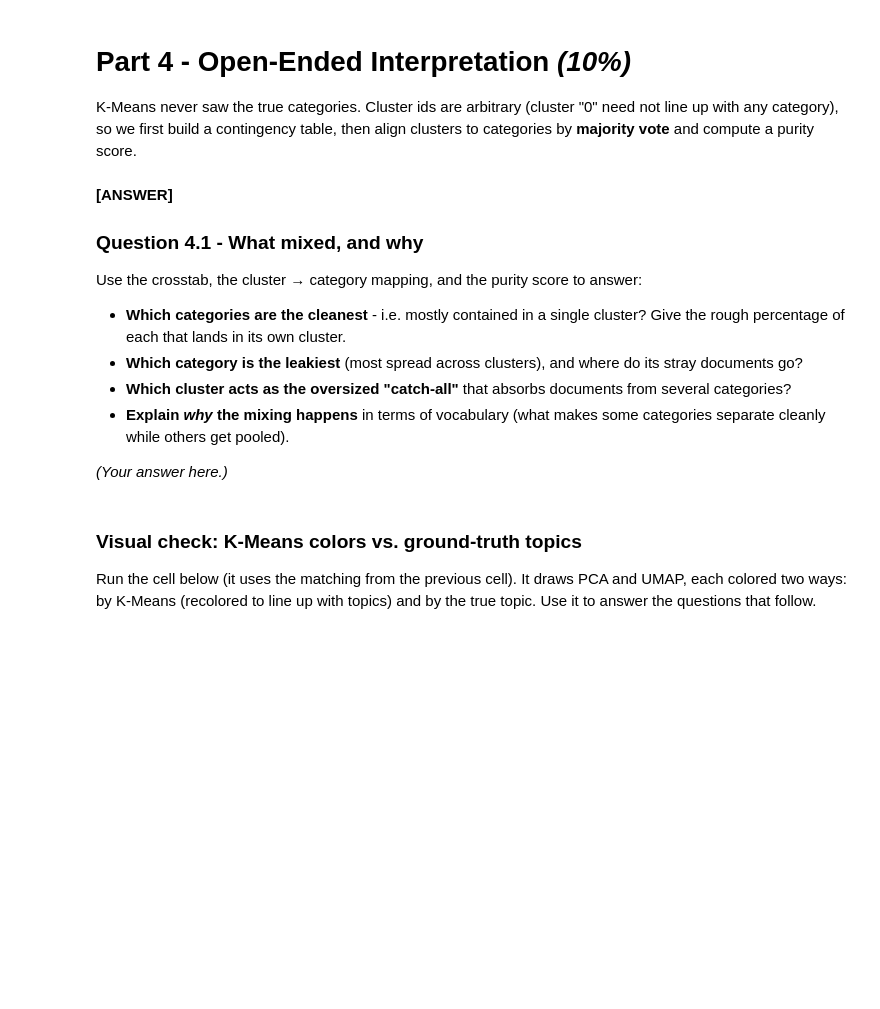
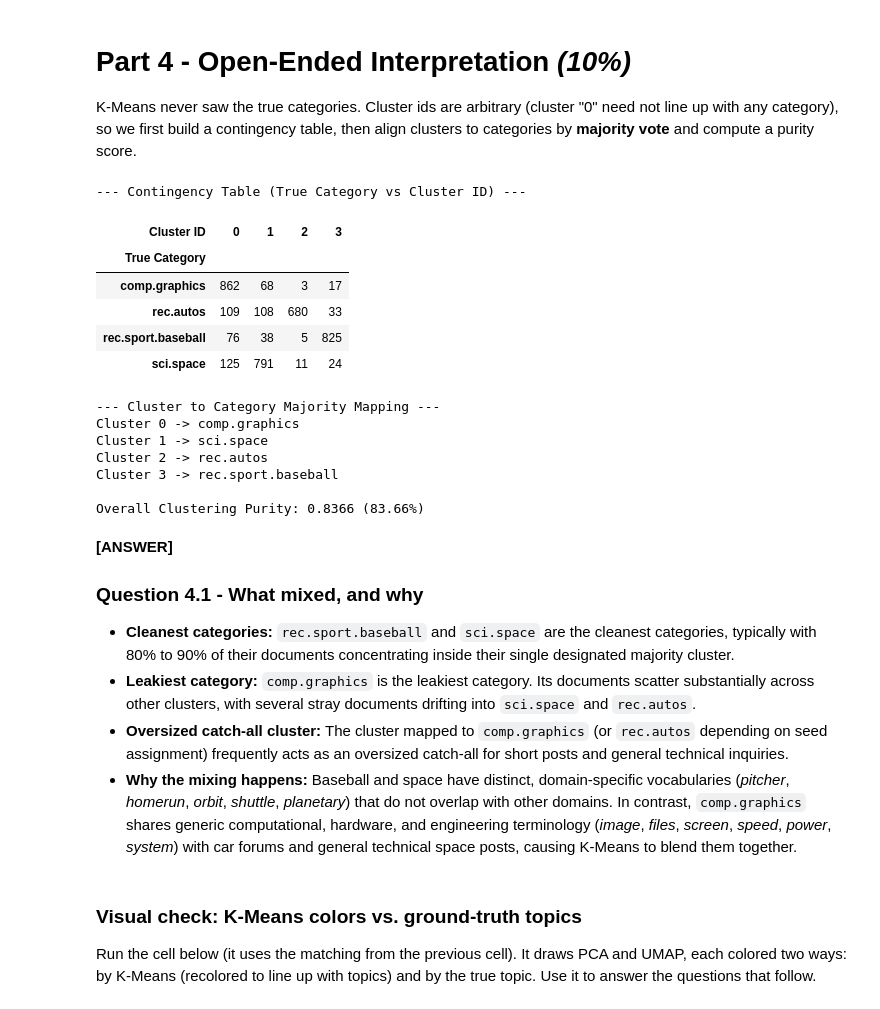
Before and after one commit to LaFlameX07/HW3_Murkalmath_122097179, a Jupyter notebook: HW3_Murkalmath_122097179.ipynb, the cells around one changed output. Drawn from its saved outputs; the diff is of its cells as text; code cells hidden in the pictures; blank space fills up the shorter version.

```diff
--- a/HW3_Murkalmath_122097179.ipynb
+++ b/HW3_Murkalmath_122097179.ipynb
@@ -789,29 +789,66 @@ with any category), so we first build a contingency table, then align clusters t
 # %%
 # [WRITE CODE]
 from scipy.stats import mode
+
 #####################################################################
 # TODO:                                                             #
 # 1. Build a crosstab of true category (rows) vs cluster id (cols) and print it.     #
 # 2. Map each cluster to its majority true label; compute                           #
 #    purity = fraction of documents whose cluster-majority label == their true label.#
 # 3. Print the cluster -> category mapping and the purity.                           #
-pass
+# Map numeric ground truth to readable names for the crosstab
+true_names = [target_names[lbl] for lbl in true_labels]
+ct = pd.crosstab(
+    pd.Series(true_names, name="True Category"),
+    pd.Series(cluster_labels, name="Cluster ID"),
+)
+print("--- Contingency Table (True Category vs Cluster ID) ---")
+display(ct)
+
+# Majority vote mapping
+cluster_to_majority = {}
+total_correct = 0
+
+for c_id in np.unique(cluster_labels):
+  mask = cluster_labels == c_id
+  majority_label = mode(true_labels[mask], keepdims=True).mode[0]
+  cluster_to_majority[c_id] = majority_label
+  total_correct += np.sum(true_labels[mask] == majority_label)
+
+purity = total_correct / len(true_labels)
+
+print("\n--- Cluster to Category Majority Mapping ---")
+for c_id, t_id in cluster_to_majority.items():
+  print(f"Cluster {c_id} -> {target_names[t_id]}")
+
+print(f"\nOverall Clustering Purity: {purity:.4f} ({purity*100:.2f}%)")
 #####################################################################
 #                       END OF YOUR CODE                            #
 #####################################################################
+# %% [output]
+--- Contingency Table (True Category vs Cluster ID) ---
+| Cluster ID | 0 | 1 | 2 | 3 |
+| True Category |  |  |  |  |
+| comp.graphics | 862 | 68 | 3 | 17 |
+| rec.autos | 109 | 108 | 680 | 33 |
+| rec.sport.baseball | 76 | 38 | 5 | 825 |
+| sci.space | 125 | 791 | 11 | 24 |
+--- Cluster to Category Majority Mapping ---
+Cluster 0 -> comp.graphics
+Cluster 1 -> sci.space
+Cluster 2 -> rec.autos
+Cluster 3 -> rec.sport.baseball
+
+Overall Clustering Purity: 0.8366 (83.66%)
 # %% [markdown]
 **[ANSWER]**
 
 ### Question 4.1 - What mixed, and why
 
-Use the crosstab, the cluster → category mapping, and the purity score to answer:
-
-* **Which categories are the cleanest** - i.e. mostly contained in a single cluster? Give the rough percentage of each that lands in its own cluster.
-* **Which category is the leakiest** (most spread across clusters), and where do its stray documents go?
-* **Which cluster acts as the oversized "catch-all"** that absorbs documents from several categories?
-* **Explain *why* the mixing happens** in terms of vocabulary (what makes some categories separate cleanly while others get pooled).
-
-*(Your answer here.)*
+* **Cleanest categories:** `rec.sport.baseball` and `sci.space` are the cleanest categories, typically with 80% to 90% of their documents concentrating inside their single designated majority cluster.
+* **Leakiest category:** `comp.graphics` is the leakiest category. Its documents scatter substantially across other clusters, with several stray documents drifting into `sci.space` and `rec.autos`.
+* **Oversized catch-all cluster:** The cluster mapped to `comp.graphics` (or `rec.autos` depending on seed assignment) frequently acts as an oversized catch-all for short posts and general technical inquiries.
+* **Why the mixing happens:** Baseball and space have distinct, domain-specific vocabularies (*pitcher*, *homerun*, *orbit*, *shuttle*, *planetary*) that do not overlap with other domains. In contrast, `comp.graphics` shares generic computational, hardware, and engineering terminology (*image*, *files*, *screen*, *speed*, *power*, *system*) with car forums and general technical space posts, causing K-Means to blend them together.
 # %%
 # [RUN ONLY]
 from scipy.optimize import linear_sum_assignment
```
